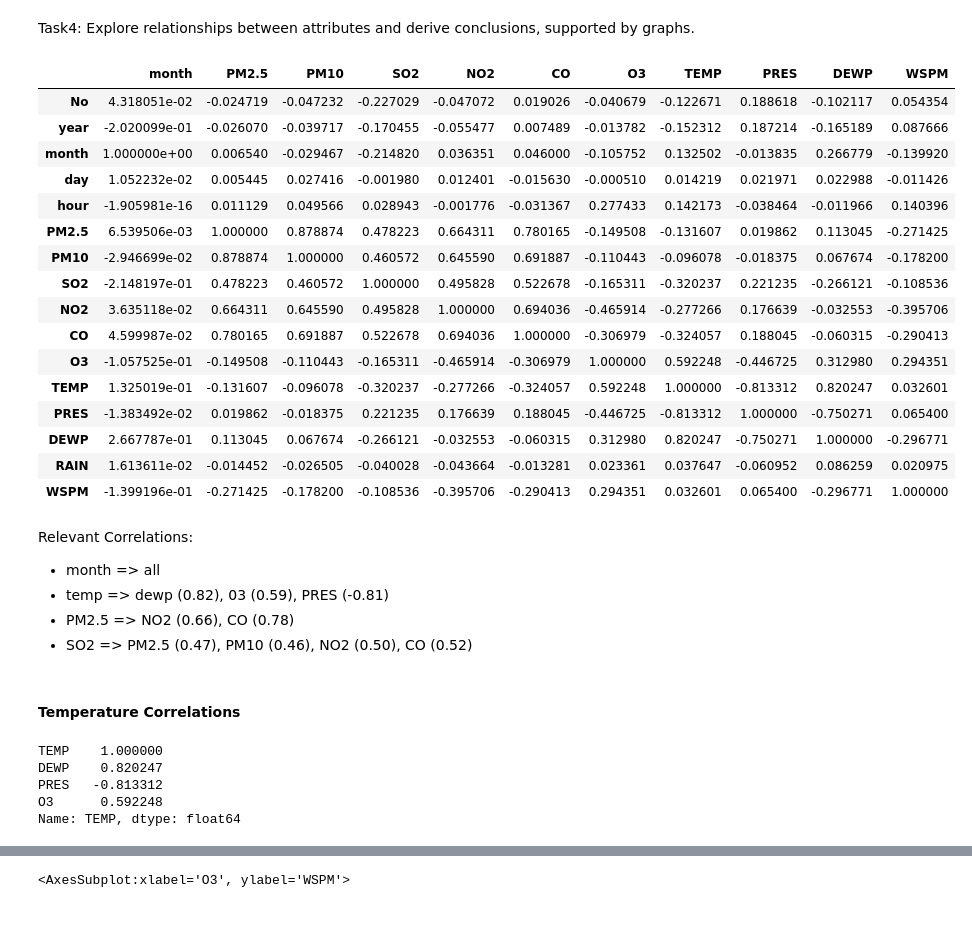
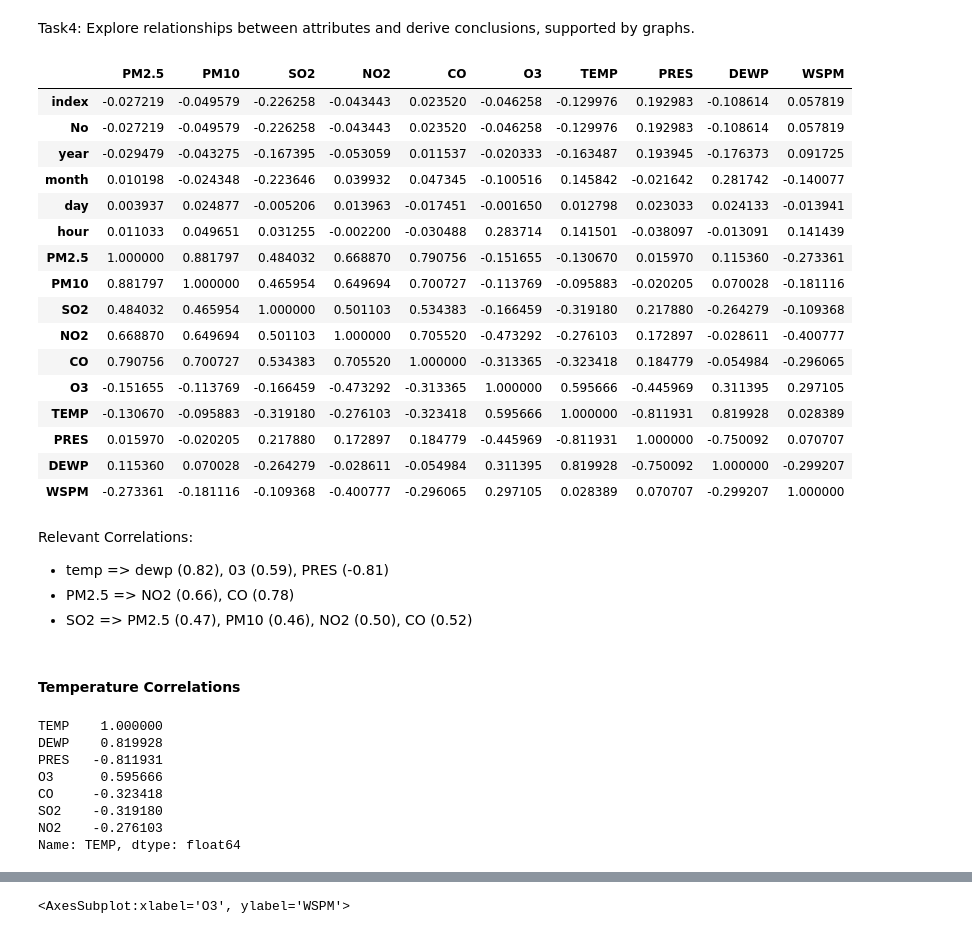
Before and after one commit to valigatotuS/Intelligent-ICT-systems, a Jupyter notebook: exercices/exercise session 1/ex1_eda_tasks.ipynb, the cells around one changed output, grey strips where cells are left out. Drawn from its saved outputs; the diff is of its cells as text; code cells hidden in the pictures.

```diff
--- a/exercices/exercise session 1/ex1_eda_tasks.ipynb
+++ b/exercices/exercise session 1/ex1_eda_tasks.ipynb
@@ -56,7 +57,7 @@ def load_dataframe():
     paths = glob.glob("data/*.csv")
     frames=[pd.read_csv(path) for path in paths]
     return pd.concat(frames)
-df_raw = load_dataframe()
-df = df.copy()
+df_raw = load_dataframe().reset_index()
+df = df_raw.copy()
 df.head()
 # %% [output]
@@ -123,8 +125,17 @@ There are 38600 rows incomplete, this represent 9.2% of the total data-set
 # %%
+df_filled = df_raw.copy()
+
 def fill_missing(df):
-    # filling missing numerical-values in a distributed time series
-    df = df.interpolate()
+    # drop empty attributes
+    df.drop(["RAIN"], axis=1, inplace=True)
+    # filling missing numerical-values in a distributed time series (limit to 2 consecutive rows)
+    df = df.interpolate(limit=2)
+    # drop the rest missing rows
+    df.dropna(inplace=True)
     # filling missing Wind Direction with a simple backfill
     df['wd'].fillna(method='bfill', inplace=True)
     return df
-df = fill_missing(df)
+
+df_filled = fill_missing(df_filled)
+display(df_filled.loc[incomplete_rows.index[:5]])
+display(incomplete_rows.head(5))
@@ -135,31 +159,31 @@ df = fill_missing(df)
 # %% [markdown]
 Task4: Explore relationships between attributes and derive conclusions, supported by graphs.
 # %%
+df = df_filled.copy()
 #exploring correlation between the attributes
-interesting_attributes =  ['month', 'PM2.5', 'PM10', 'SO2', 'NO2', 'CO', 'O3', 'TEMP', 'PRES', 'DEWP', 'WSPM']
+interesting_attributes =  ['PM2.5', 'PM10', 'SO2', 'NO2', 'CO', 'O3', 'TEMP', 'PRES', 'DEWP', 'WSPM']
 corr_matrix = df.corr()[interesting_attributes]
 corr_matrix
 # %% [output]
-|  | month | PM2.5 | PM10 | SO2 | NO2 | CO | O3 | TEMP | PRES | DEWP | WSPM |
-| No | 4.318051e-02 | -0.024719 | -0.047232 | -0.227029 | -0.047072 | 0.019026 | -0.040679 | -0.122671 | 0.188618 | -0.102117 | 0.054354 |
-| year | -2.020099e-01 | -0.026070 | -0.039717 | -0.170455 | -0.055477 | 0.007489 | -0.013782 | -0.152312 | 0.187214 | -0.165189 | 0.087666 |
-| month | 1.000000e+00 | 0.006540 | -0.029467 | -0.214820 | 0.036351 | 0.046000 | -0.105752 | 0.132502 | -0.013835 | 0.266779 | -0.139920 |
-| day | 1.052232e-02 | 0.005445 | 0.027416 | -0.001980 | 0.012401 | -0.015630 | -0.000510 | 0.014219 | 0.021971 | 0.022988 | -0.011426 |
-| hour | -1.905981e-16 | 0.011129 | 0.049566 | 0.028943 | -0.001776 | -0.031367 | 0.277433 | 0.142173 | -0.038464 | -0.011966 | 0.140396 |
-| PM2.5 | 6.539506e-03 | 1.000000 | 0.878874 | 0.478223 | 0.664311 | 0.780165 | -0.149508 | -0.131607 | 0.019862 | 0.113045 | -0.271425 |
-| PM10 | -2.946699e-02 | 0.878874 | 1.000000 | 0.460572 | 0.645590 | 0.691887 | -0.110443 | -0.096078 | -0.018375 | 0.067674 | -0.178200 |
-| SO2 | -2.148197e-01 | 0.478223 | 0.460572 | 1.000000 | 0.495828 | 0.522678 | -0.165311 | -0.320237 | 0.221235 | -0.266121 | -0.108536 |
-| NO2 | 3.635118e-02 | 0.664311 | 0.645590 | 0.495828 | 1.000000 | 0.694036 | -0.465914 | -0.277266 | 0.176639 | -0.032553 | -0.395706 |
-| CO | 4.599987e-02 | 0.780165 | 0.691887 | 0.522678 | 0.694036 | 1.000000 | -0.306979 | -0.324057 | 0.188045 | -0.060315 | -0.290413 |
-| O3 | -1.057525e-01 | -0.149508 | -0.110443 | -0.165311 | -0.465914 | -0.306979 | 1.000000 | 0.592248 | -0.446725 | 0.312980 | 0.294351 |
-| TEMP | 1.325019e-01 | -0.131607 | -0.096078 | -0.320237 | -0.277266 | -0.324057 | 0.592248 | 1.000000 | -0.813312 | 0.820247 | 0.032601 |
-| PRES | -1.383492e-02 | 0.019862 | -0.018375 | 0.221235 | 0.176639 | 0.188045 | -0.446725 | -0.813312 | 1.000000 | -0.750271 | 0.065400 |
-| DEWP | 2.667787e-01 | 0.113045 | 0.067674 | -0.266121 | -0.032553 | -0.060315 | 0.312980 | 0.820247 | -0.750271 | 1.000000 | -0.296771 |
-| RAIN | 1.613611e-02 | -0.014452 | -0.026505 | -0.040028 | -0.043664 | -0.013281 | 0.023361 | 0.037647 | -0.060952 | 0.086259 | 0.020975 |
-| WSPM | -1.399196e-01 | -0.271425 | -0.178200 | -0.108536 | -0.395706 | -0.290413 | 0.294351 | 0.032601 | 0.065400 | -0.296771 | 1.000000 |
+|  | PM2.5 | PM10 | SO2 | NO2 | CO | O3 | TEMP | PRES | DEWP | WSPM |
+| index | -0.027219 | -0.049579 | -0.226258 | -0.043443 | 0.023520 | -0.046258 | -0.129976 | 0.192983 | -0.108614 | 0.057819 |
+| No | -0.027219 | -0.049579 | -0.226258 | -0.043443 | 0.023520 | -0.046258 | -0.129976 | 0.192983 | -0.108614 | 0.057819 |
+| year | -0.029479 | -0.043275 | -0.167395 | -0.053059 | 0.011537 | -0.020333 | -0.163487 | 0.193945 | -0.176373 | 0.091725 |
+| month | 0.010198 | -0.024348 | -0.223646 | 0.039932 | 0.047345 | -0.100516 | 0.145842 | -0.021642 | 0.281742 | -0.140077 |
+| day | 0.003937 | 0.024877 | -0.005206 | 0.013963 | -0.017451 | -0.001650 | 0.012798 | 0.023033 | 0.024133 | -0.013941 |
+| hour | 0.011033 | 0.049651 | 0.031255 | -0.002200 | -0.030488 | 0.283714 | 0.141501 | -0.038097 | -0.013091 | 0.141439 |
+| PM2.5 | 1.000000 | 0.881797 | 0.484032 | 0.668870 | 0.790756 | -0.151655 | -0.130670 | 0.015970 | 0.115360 | -0.273361 |
+| PM10 | 0.881797 | 1.000000 | 0.465954 | 0.649694 | 0.700727 | -0.113769 | -0.095883 | -0.020205 | 0.070028 | -0.181116 |
+| SO2 | 0.484032 | 0.465954 | 1.000000 | 0.501103 | 0.534383 | -0.166459 | -0.319180 | 0.217880 | -0.264279 | -0.109368 |
+| NO2 | 0.668870 | 0.649694 | 0.501103 | 1.000000 | 0.705520 | -0.473292 | -0.276103 | 0.172897 | -0.028611 | -0.400777 |
+| CO | 0.790756 | 0.700727 | 0.534383 | 0.705520 | 1.000000 | -0.313365 | -0.323418 | 0.184779 | -0.054984 | -0.296065 |
+| O3 | -0.151655 | -0.113769 | -0.166459 | -0.473292 | -0.313365 | 1.000000 | 0.595666 | -0.445969 | 0.311395 | 0.297105 |
+| TEMP | -0.130670 | -0.095883 | -0.319180 | -0.276103 | -0.323418 | 0.595666 | 1.000000 | -0.811931 | 0.819928 | 0.028389 |
+| PRES | 0.015970 | -0.020205 | 0.217880 | 0.172897 | 0.184779 | -0.445969 | -0.811931 | 1.000000 | -0.750092 | 0.070707 |
+| DEWP | 0.115360 | 0.070028 | -0.264279 | -0.028611 | -0.054984 | 0.311395 | 0.819928 | -0.750092 | 1.000000 | -0.299207 |
+| WSPM | -0.273361 | -0.181116 | -0.109368 | -0.400777 | -0.296065 | 0.297105 | 0.028389 | 0.070707 | -0.299207 | 1.000000 |
 # %% [markdown]
 Relevant Correlations:
-* month         => all
 * temp          => dewp (0.82), 03 (0.59), PRES (-0.81)
 * PM2.5         => NO2 (0.66), CO (0.78)
 * SO2           => PM2.5 (0.47), PM10 (0.46), NO2 (0.50), CO (0.52)
@@ -167,12 +191,15 @@ Relevant Correlations:
 #### Temperature Correlations
 # %%
 # relevant temperature correlations
-corr_matrix.TEMP.sort_values(ascending=False, key=abs).head(4)
+corr_matrix.TEMP.sort_values(ascending=False, key=abs).head(7)
 # %% [output]
 TEMP    1.000000
-DEWP    0.820247
-PRES   -0.813312
-O3      0.592248
+DEWP    0.819928
+PRES   -0.811931
+O3      0.595666
+CO     -0.323418
+SO2    -0.319180
+NO2    -0.276103
 Name: TEMP, dtype: float64
 # %%
 fig, ax = plt.subplots(1,3, figsize=(10,4), sharey=True)
```
Also changed, not shown: parts of 21 cells of this notebook.
